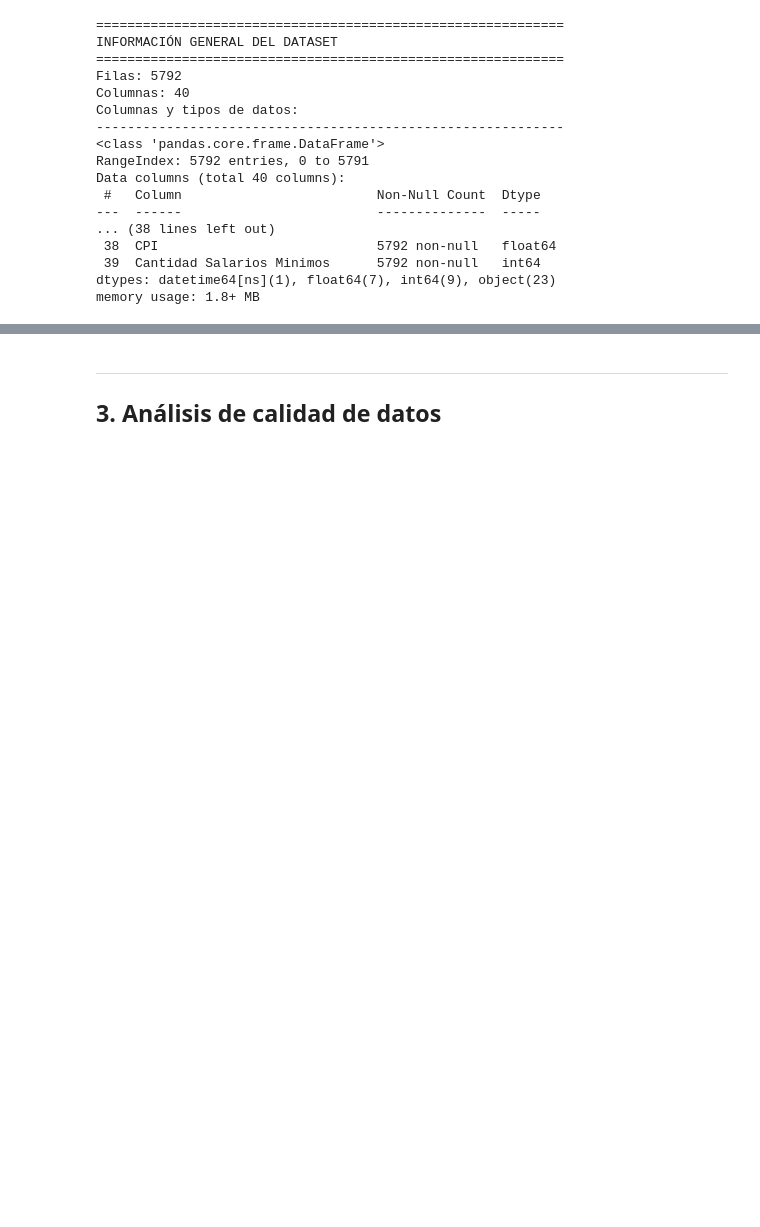
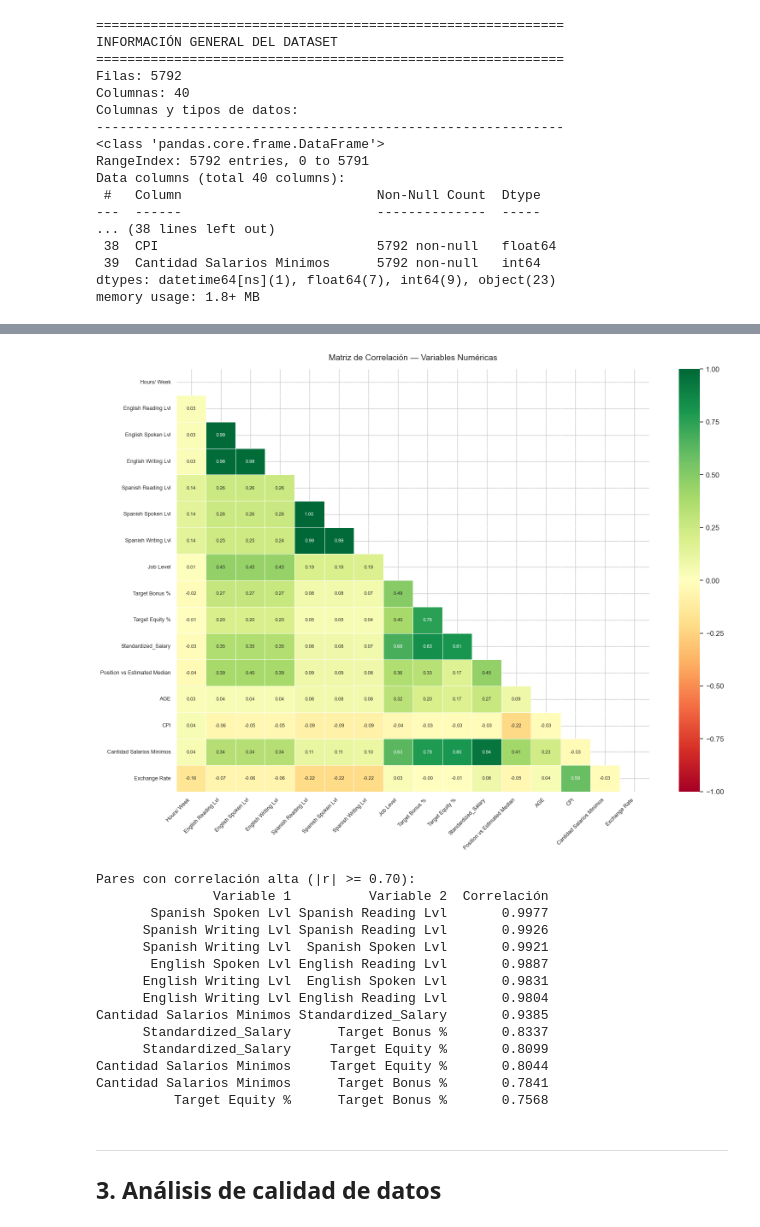
Before and after one commit to karenduque0411/tesis_maestria, a Jupyter notebook: notebooks/00-eda.ipynb, the cells around one changed output, grey strips where cells are left out. Saved outputs shown, nothing was run; the diff lists cells and outputs as text; code cells hidden in the pictures; blank space fills up the shorter version.

```diff
--- a/notebooks/00-eda.ipynb
+++ b/notebooks/00-eda.ipynb
@@ -138,4 +131,64 @@ Estadísticas descriptivas — Variables categóricas:
 | freq | 1 | 663 | 5780 | 5030 | 621 | 3482 | 3510 | ... |
+# %%
+# Variables numéricas a incluir en la correlación
+num_cols = [
+    'Hours/ Week',
+    'English Reading Lvl', 'English Spoken Lvl', 'English Writing Lvl',
+    'Spanish Reading Lvl', 'Spanish Spoken Lvl', 'Spanish Writing Lvl',
+    'Job Level', 'Target Bonus %', 'Target Equity %',
+    'Standardized_Salary', 'Position vs Estimated Median',
+    'AGE', 'CPI', 'Cantidad Salarios Minimos', 'Exchange Rate'
+]
+
+corr_matrix = df[num_cols].corr()
+
+fig, ax = plt.subplots(figsize=(16, 12))
+mask = np.triu(np.ones_like(corr_matrix, dtype=bool))  # solo triángulo inferior
+
+sns.heatmap(
+    corr_matrix,
+    mask=mask,
+    annot=True,
+    fmt='.2f',
+    cmap='RdYlGn',
+    center=0,
+    vmin=-1, vmax=1,
+    linewidths=0.5,
+    ax=ax,
+    annot_kws={'size': 8}
+)
+ax.set_title('Matriz de Correlación — Variables Numéricas', fontsize=14, pad=15)
+plt.xticks(rotation=45, ha='right', fontsize=9)
+plt.yticks(fontsize=9)
+plt.tight_layout()
+plt.show()
+
+# Tabla de pares con alta correlación (|r| >= 0.7) para documentar
+print("Pares con correlación alta (|r| >= 0.70):")
+corr_pairs = (
+    corr_matrix.where(np.tril(np.ones(corr_matrix.shape), k=-1).astype(bool))
+    .stack()
+    .reset_index()
+)
+corr_pairs.columns = ['Variable 1', 'Variable 2', 'Correlación']
+high_corr = corr_pairs[corr_pairs['Correlación'].abs() >= 0.70].sort_values('Correlación', ascending=False)
+print(high_corr.to_string(index=False))
+# %% [output]
+[figure, added]
+Pares con correlación alta (|r| >= 0.70):
+               Variable 1          Variable 2  Correlación
+       Spanish Spoken Lvl Spanish Reading Lvl       0.9977
+      Spanish Writing Lvl Spanish Reading Lvl       0.9926
+      Spanish Writing Lvl  Spanish Spoken Lvl       0.9921
+       English Spoken Lvl English Reading Lvl       0.9887
+      English Writing Lvl  English Spoken Lvl       0.9831
+      English Writing Lvl English Reading Lvl       0.9804
+Cantidad Salarios Minimos Standardized_Salary       0.9385
+      Standardized_Salary      Target Bonus %       0.8337
+      Standardized_Salary     Target Equity %       0.8099
+Cantidad Salarios Minimos     Target Equity %       0.8044
+Cantidad Salarios Minimos      Target Bonus %       0.7841
+          Target Equity %      Target Bonus %       0.7568
 # %% [markdown]
 ---
 ## 3. Análisis de calidad de datos
```
Also changed, not shown: parts of 74 cells of this notebook.
